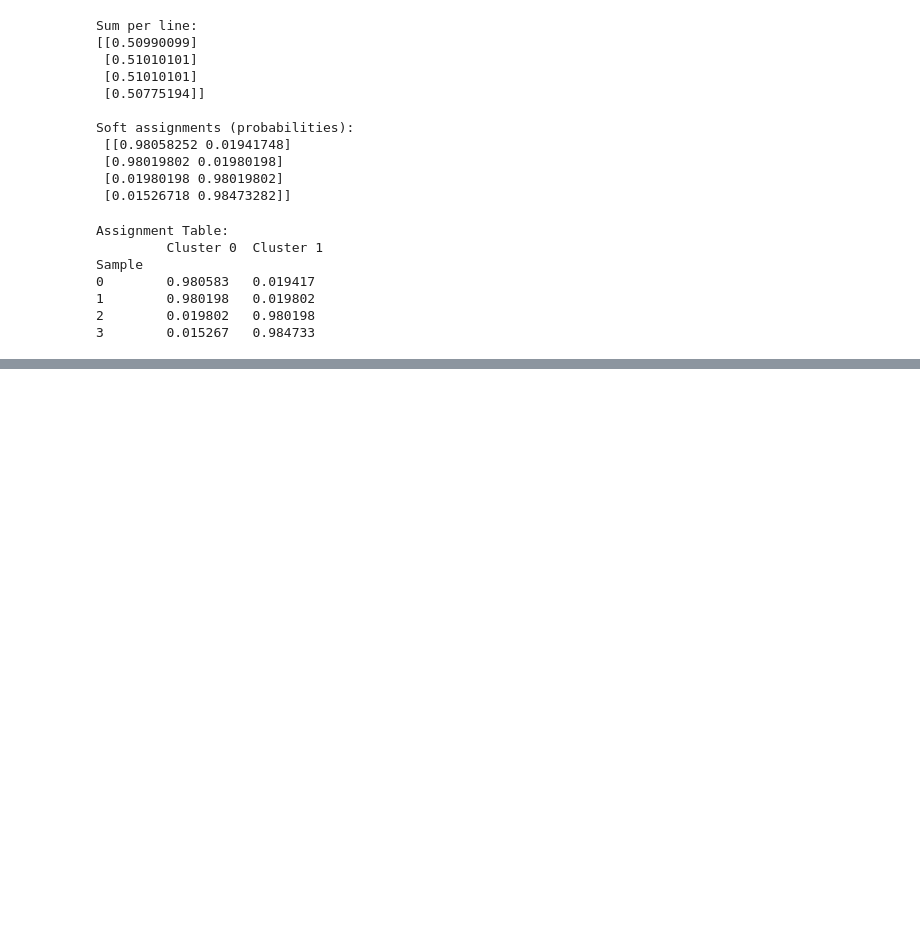
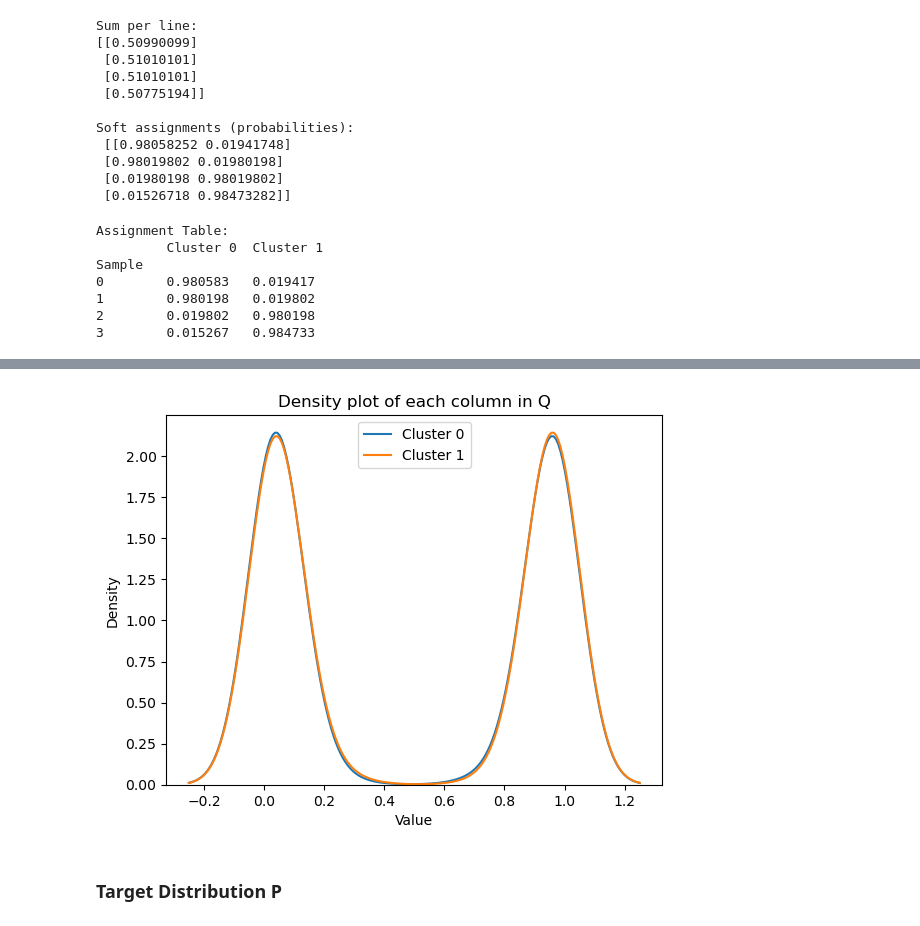
Before and after one commit to AILAB-CEFET-RJ/tcene, a Jupyter notebook: intuition/clusterassignment.ipynb, the cells around one changed output, grey strips where cells are left out. Drawn from its saved outputs; the diff is of its cells as text; code cells hidden in the pictures; blank space fills up the shorter version.

```diff
--- a/intuition/clusterassignment.ipynb
+++ b/intuition/clusterassignment.ipynb
@@ -123,0 +157,10 @@ Sample
+# %%
+norm_squared = np.sum((X[:, np.newaxis, :] - centroids) ** 2, axis=2)
+
+alpha = 1.0 # degrees of freedom
+
+numerator = 1.0 / (1.0 + norm_squared / alpha)
+
+sum = np.sum(numerator, axis=1, keepdims=True)
+
+soft_assignments = numerator / sum
@@ -123,0 +182,12 @@ Sample
+# %%
+for i in range(soft_assignments.shape[1]):
+    sns.kdeplot(soft_assignments[:, i], label=f"Cluster {i}")
+plt.title("Density plot of each column in Q")
+plt.xlabel("Value")
+plt.ylabel("Density")
+plt.legend()
+plt.show()
+# %% [output]
+[figure, added]
+# %% [markdown]
+### Target Distribution P
```
Also changed, not shown: parts of 15 cells of this notebook, 6 other files.
